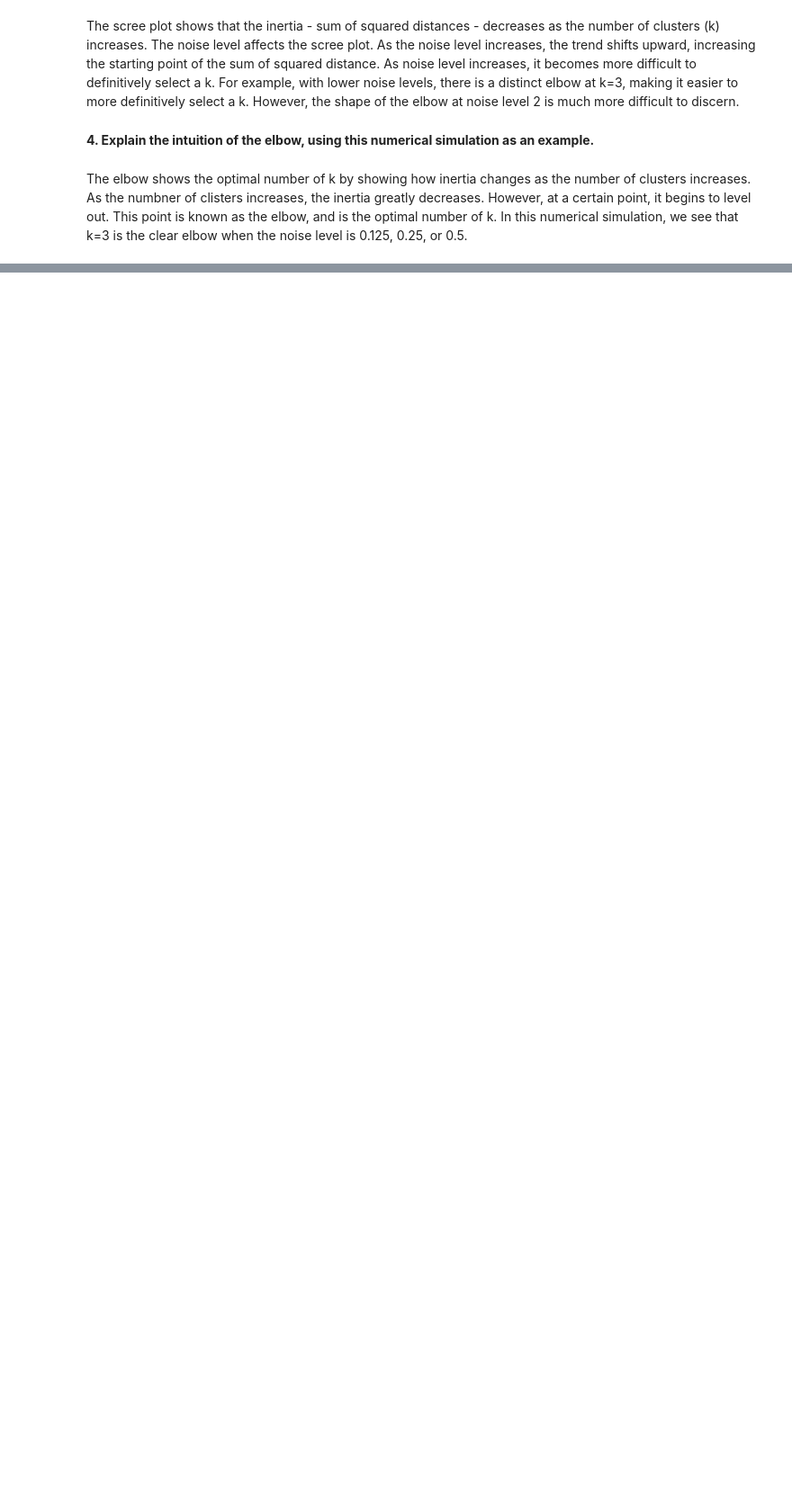
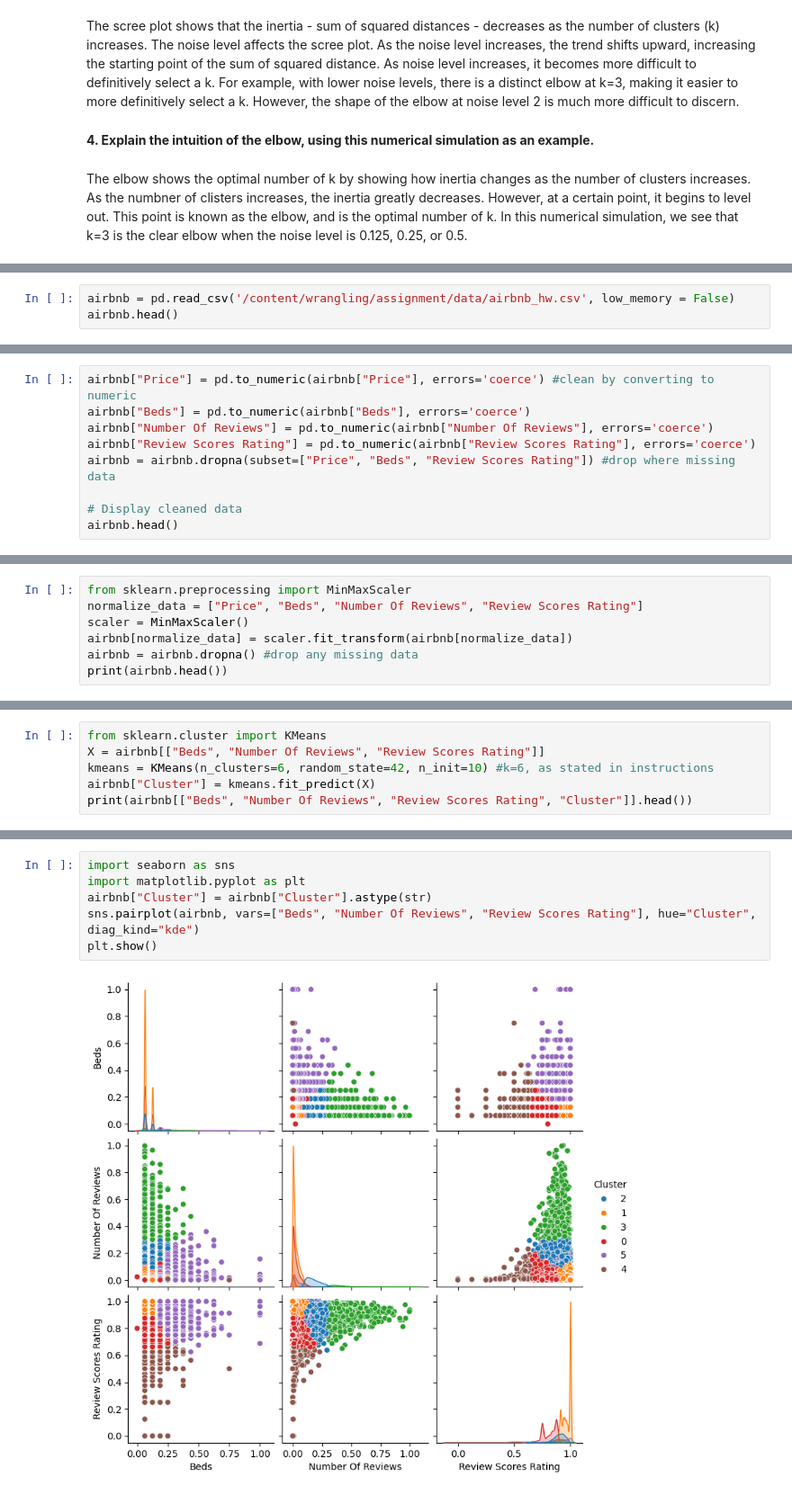
Before and after one commit to norawik/clustering, a Jupyter notebook: assignment/assignment_clustering.ipynb, the cells around one changed output, grey strips where cells are left out. Shown: that part at 90% size. Saved outputs shown, nothing was run; the diff lists cells and outputs as text; blank space fills up the shorter version.

```diff
--- a/assignment/assignment_clustering.ipynb
+++ b/assignment/assignment_clustering.ipynb
@@ -157,0 +112,3 @@ OK, those are the data: Labels attached to handwritten digits encoded as a matri
+# %%
+airbnb = pd.read_csv('/content/wrangling/assignment/data/airbnb_hw.csv', low_memory = False)
+airbnb.head()
@@ -157,0 +122,9 @@ OK, those are the data: Labels attached to handwritten digits encoded as a matri
+# %%
+airbnb["Price"] = pd.to_numeric(airbnb["Price"], errors='coerce') #clean by converting to numeric
+airbnb["Beds"] = pd.to_numeric(airbnb["Beds"], errors='coerce')
+airbnb["Number Of Reviews"] = pd.to_numeric(airbnb["Number Of Reviews"], errors='coerce')
+airbnb["Review Scores Rating"] = pd.to_numeric(airbnb["Review Scores Rating"], errors='coerce')
+airbnb = airbnb.dropna(subset=["Price", "Beds", "Review Scores Rating"]) #drop where missing data
+
+# Display cleaned data
+airbnb.head()
@@ -157,0 +140,7 @@ OK, those are the data: Labels attached to handwritten digits encoded as a matri
+# %%
+from sklearn.preprocessing import MinMaxScaler
+normalize_data = ["Price", "Beds", "Number Of Reviews", "Review Scores Rating"]
+scaler = MinMaxScaler()
+airbnb[normalize_data] = scaler.fit_transform(airbnb[normalize_data])
+airbnb = airbnb.dropna() #drop any missing data
+print(airbnb.head())
@@ -157,0 +170,6 @@ OK, those are the data: Labels attached to handwritten digits encoded as a matri
+# %%
+from sklearn.cluster import KMeans
+X = airbnb[["Beds", "Number Of Reviews", "Review Scores Rating"]]
+kmeans = KMeans(n_clusters=6, random_state=42, n_init=10) #k=6, as stated in instructions
+airbnb["Cluster"] = kmeans.fit_predict(X)
+print(airbnb[["Beds", "Number Of Reviews", "Review Scores Rating", "Cluster"]].head())
@@ -157,0 +185,8 @@ OK, those are the data: Labels attached to handwritten digits encoded as a matri
+# %%
+import seaborn as sns
+import matplotlib.pyplot as plt
+airbnb["Cluster"] = airbnb["Cluster"].astype(str)
+sns.pairplot(airbnb, vars=["Beds", "Number Of Reviews", "Review Scores Rating"], hue="Cluster", diag_kind="kde")
+plt.show()
+# %% [output]
+[figure, added]
```
Also changed, not shown: parts of 22 cells of this notebook.
